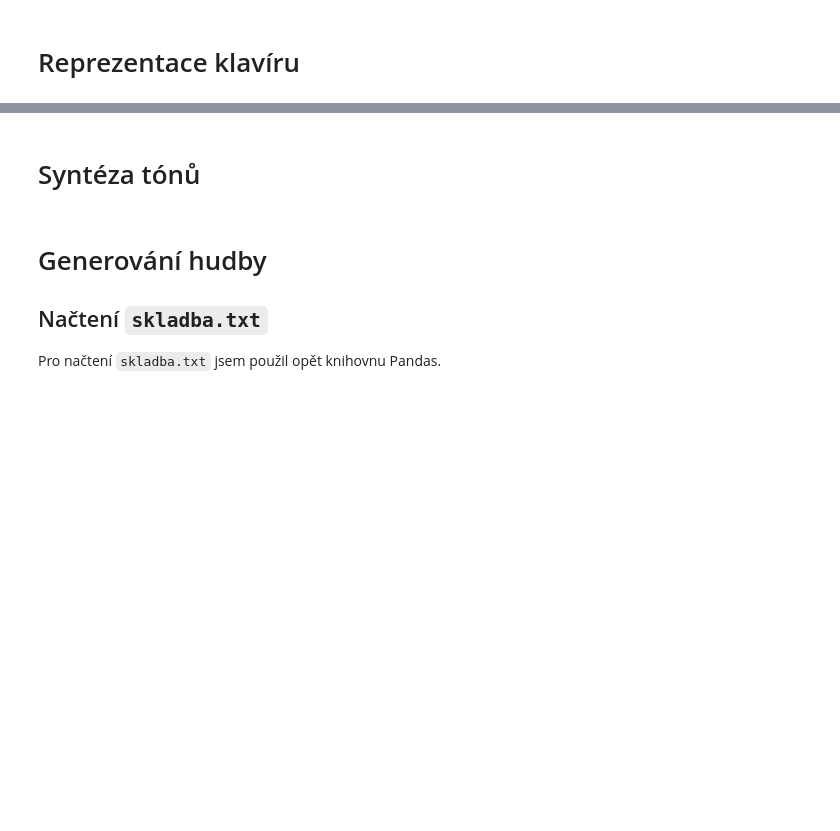
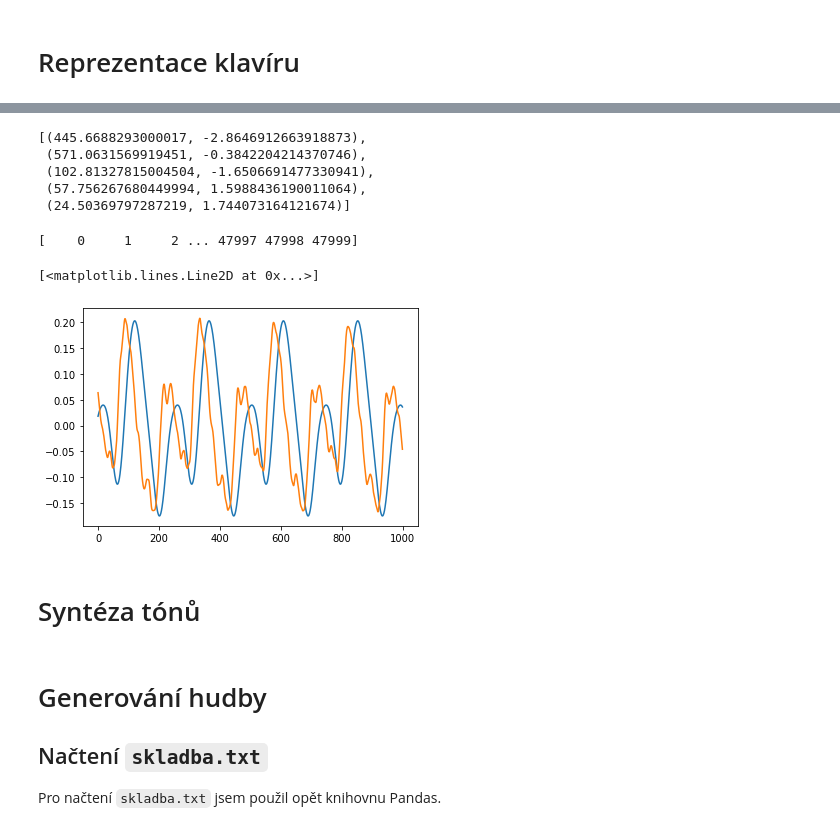
Before and after one commit to JosefKuchar/iss-project, a Jupyter notebook: src/reseni.ipynb, the cells around one changed output, grey strips where cells are left out. Drawn from its saved outputs; the diff is of its cells as text; code cells hidden in the pictures; blank space fills up the shorter version.

```diff
--- a/src/reseni.ipynb
+++ b/src/reseni.ipynb
@@ -124,2 +157,22 @@ df.describe()
 # %% [markdown]
 # Reprezentace klavíru
+# %%
+representation = []
+for i in range(0, len(estimates)):
+    representation.append(0)
+
+# Calculate DTFT for all tones
+for tone, freq in midi.iterrows():
+    if (tone != 55):
+        continue
+
+    current = []
+    print(tone)
+    # k * f0, k = 1 .. 5
+    for k in range(1, 6):
+        omega = 2 * np.pi * k * estimates[tone] / Fs
+        sum = 0
+        for n in range(0, int(Fs / 2)):
+            sum += xall[tone][n] * np.exp(-1j * omega * n)
+        current.append((np.abs(sum), np.angle(sum)))
+    representation[tone] = current
@@ -126,3 +198,36 @@ df.describe()
+# %%
+representation[55]
+# %% [output]
+[(445.6688293000017, -2.8646912663918873),
+ (571.0631569919451, -0.3842204214370746),
+ (102.81327815004504, -1.6506691477330941),
+ (57.756267680449994, 1.5988436190011064),
+ (24.50369797287219, 1.744073164121674)]
+# %%
+import math
+
+test = []
+repre = representation[55]
+
+
+print(np.arange(0, Fs))
+
+for n in range(0, int(Fs / 2)):
+    sum = 0
+    for k in range(0, 5):
+        # omega = 2 * np.pi * (k+1) * estimates[55] / (Fs / 2)
+        # a = repre[k][0] * np.exp(1j * repre[k][1])
+        # sum += a * np.exp(1j * omega * n)
+        sum += (repre[k][0] / (Fs/2)) * math.cos(2 * np.pi * (k+1) * estimates[55] / Fs * n + repre[k][1])
+    #sum *= 1 / (Fs / 2)
+    test.append(sum*5)
+test
+plt.plot(test[:1000])
+plt.plot(xall[55][:1000])
+# %% [output]
+[    0     1     2 ... 47997 47998 47999]
+[<matplotlib.lines.Line2D at 0x...>]
+[figure, added]
 # %% [markdown]
 # Syntéza tónů
 # %% [markdown]
```
Also changed, not shown: parts of 11 cells of this notebook, 3 other files.
